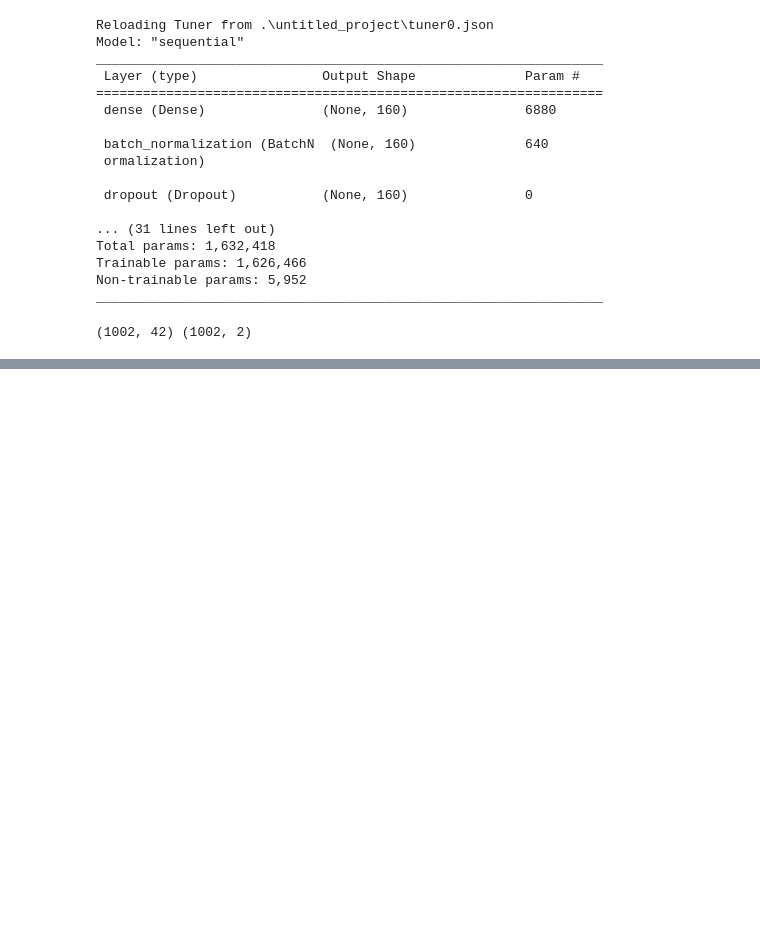
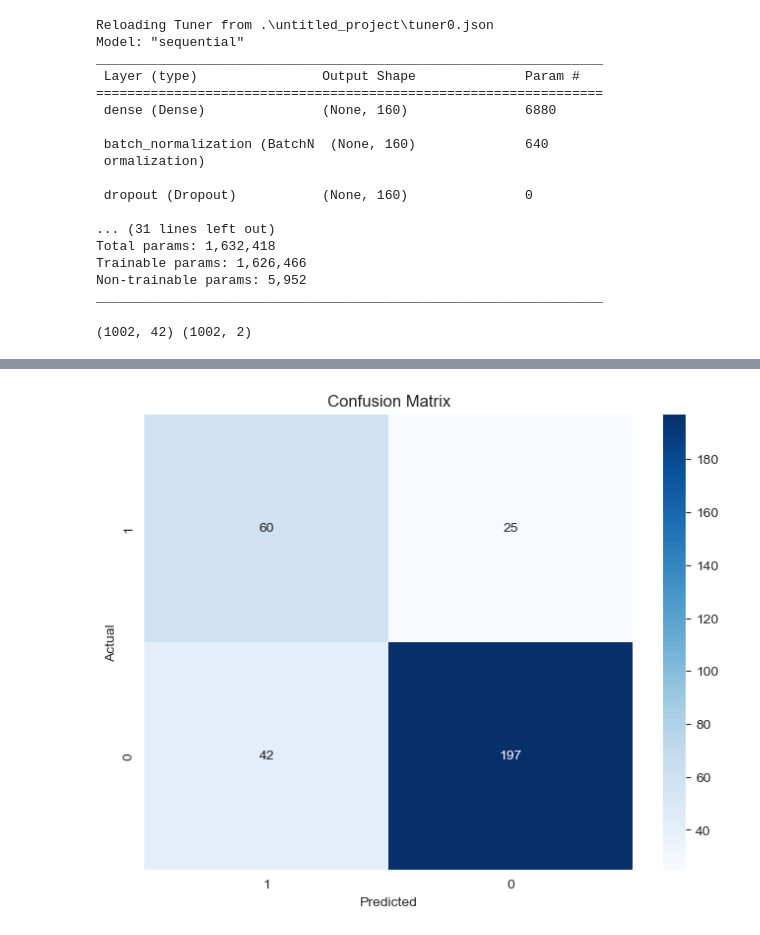
Before and after one commit to dinhtanloc/ads_prj_nckh, a Jupyter notebook: prj/5.deep_learning_model/ensemble/result_fusion_stacking.ipynb, the cells around one changed output, grey strips where cells are left out. Cells and saved outputs as stored; diff of their text form; code cells hidden in the pictures; blank space fills up the shorter version.

```diff
--- a/prj/5.deep_learning_model/ensemble/result_fusion_stacking.ipynb
+++ b/prj/5.deep_learning_model/ensemble/result_fusion_stacking.ipynb
@@ -625,0 +645,11 @@ plt.savefig('train.png')
+# %%
+# Tính ma trận nhầm lẫn
+cm = confusion_matrix(y_list[data_order], predictions,labels=[1,0])
+plt.figure(figsize=(8, 6))
+sns.heatmap(cm, annot=True, fmt='g', cmap='Blues', xticklabels=[1,0], yticklabels=[1,0])
+plt.title('Confusion Matrix')
+plt.xlabel('Predicted')
+plt.ylabel('Actual')
+plt.show()
+# %% [output]
+[figure, added]
```
Also changed, not shown: parts of 14 cells of this notebook, 5 other files.
